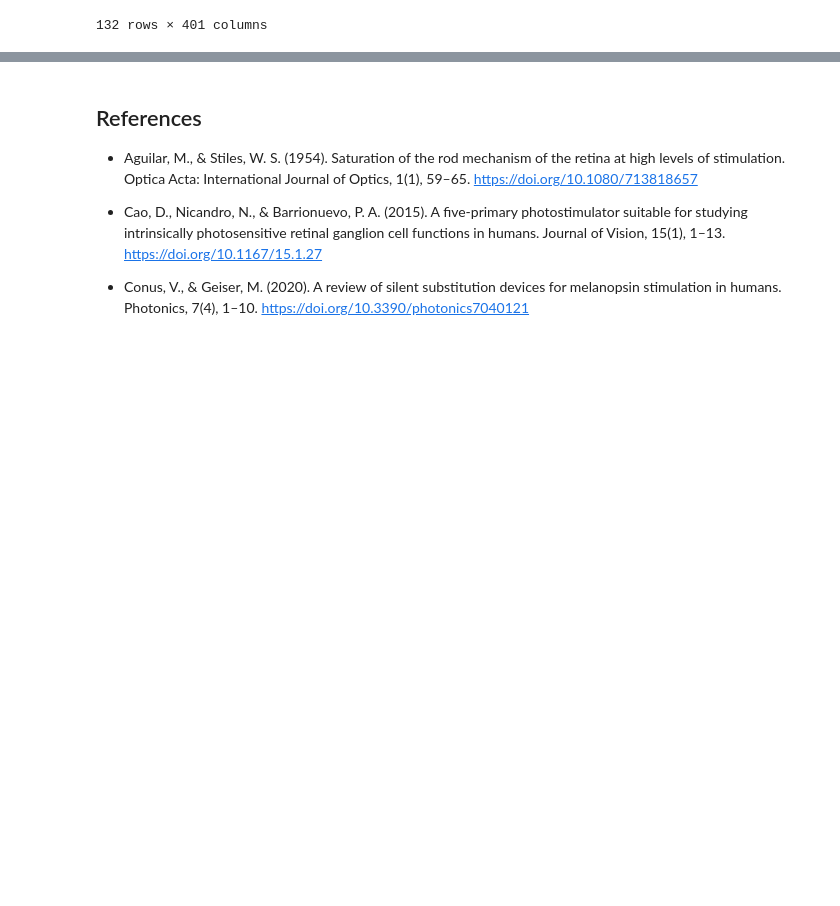
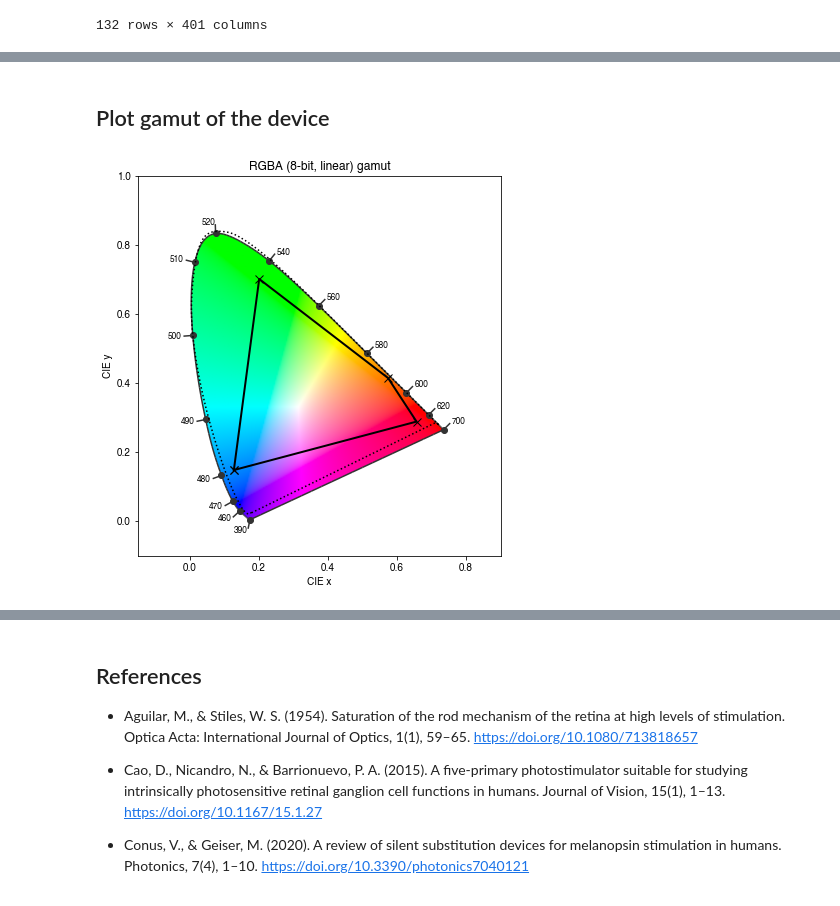
Before and after one commit to PySilentSubstitution/pysilsub, a Jupyter notebook: 03a_stimulation_devices.ipynb, the cells around one changed output, grey strips where cells are left out. Cells and saved outputs as stored; diff of their text form; code cells hidden in the pictures; blank space fills up the shorter version.

```diff
--- a/03a_stimulation_devices.ipynb
+++ b/03a_stimulation_devices.ipynb
@@ -13,8 +13,10 @@ To stimulate one class of retinal photoreceptor without changing the activation
 # %%
 import pandas as pd
 
-data = pd.read_csv('../../data/RGBA_linear_artificial.csv',
-                   index_col=['Primary', 'Setting'])
+data = pd.read_csv(
+    '../../data/RGBA_linear_artificial.csv',
+    index_col=['Primary', 'Setting']
+)
 data.columns = data.columns.astype('int64')
 data.columns.name = 'Wavelength'
 data
@@ -49,0 +60,7 @@ fig = device.plot_spds()
+# %% [markdown]
+Plot gamut of the device
+------------------------
+# %%
+gamut_fig = device.plot_gamut()
+# %% [output]
+[figure, added]
```
Also changed, not shown: parts of 17 cells of this notebook, 35 other files.
